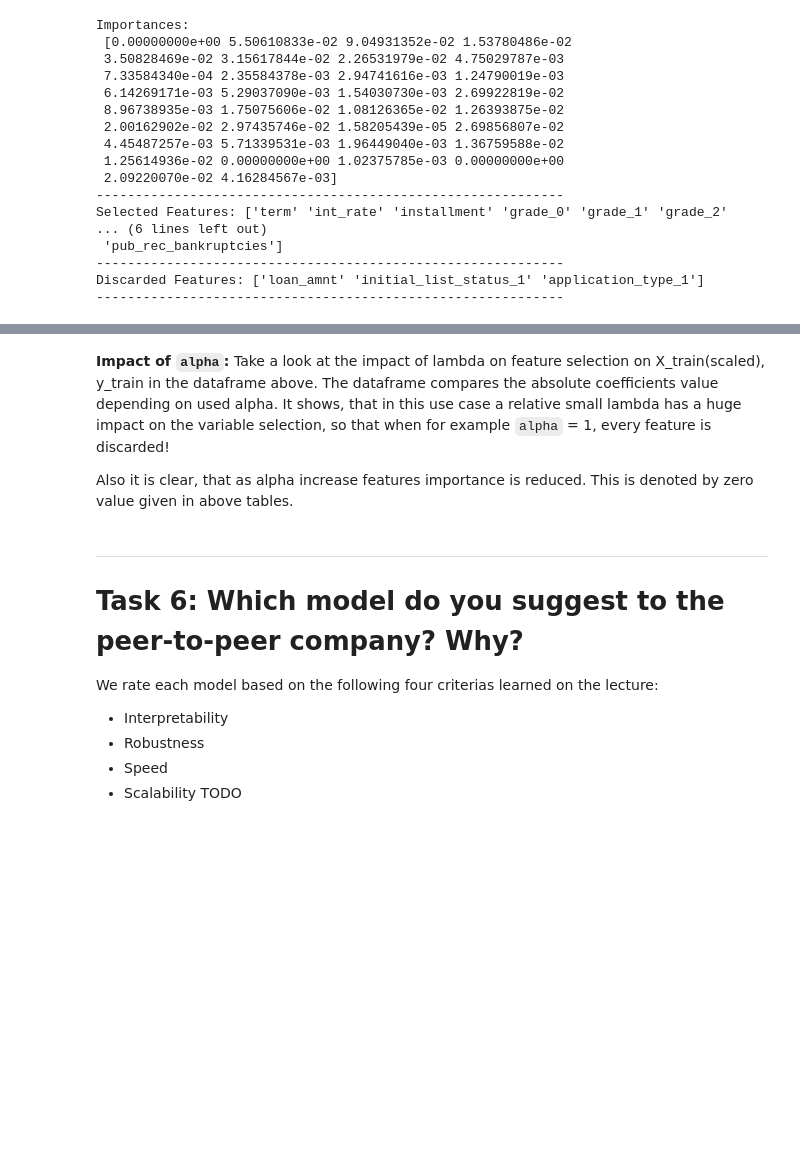
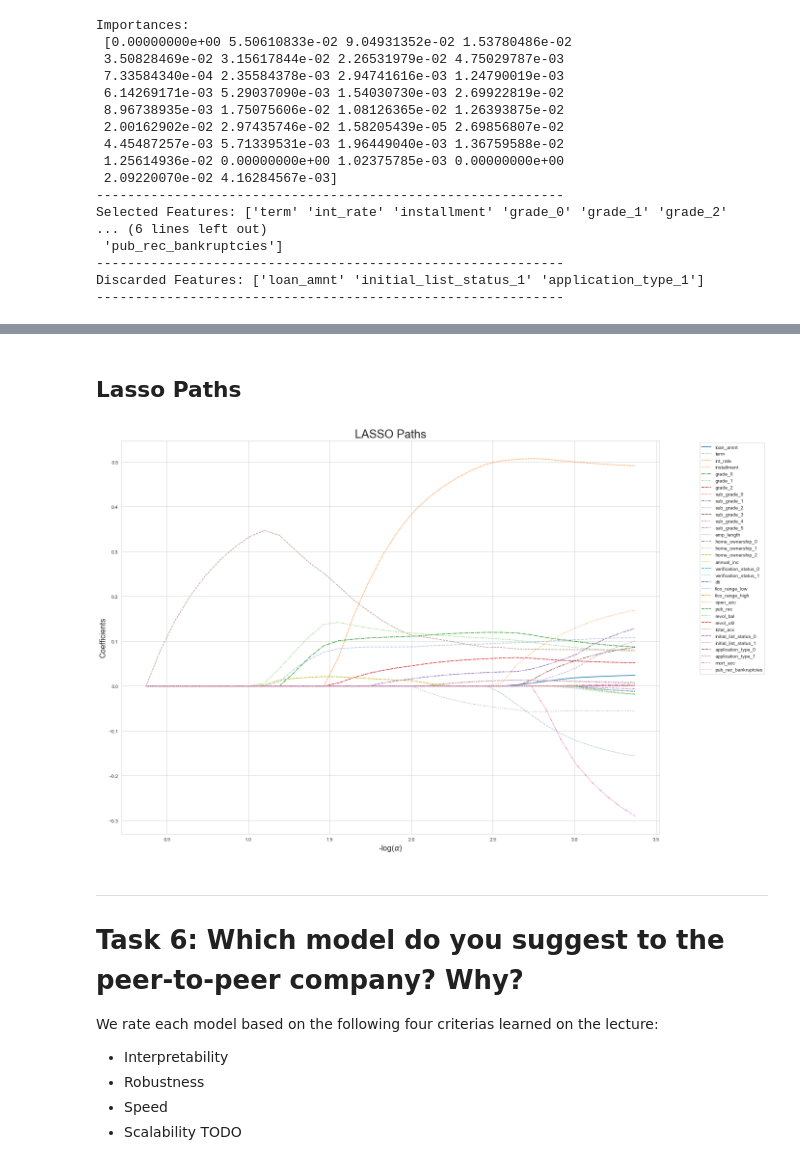
Before and after one commit to negralessio/advanced-ml-final-project, a Jupyter notebook: notebooks/predictions.ipynb, the cells around one changed output, grey strips where cells are left out. Saved outputs shown, nothing was run; the diff lists cells and outputs as text; code cells hidden in the pictures; blank space fills up the shorter version.

Commit message:
Implemented LASSO Paths

`````diff
--- a/notebooks/predictions.ipynb
+++ b/notebooks/predictions.ipynb
@@ -429,7 +429,7 @@ pipeline = Pipeline([
 ])
 # define parameters
 param_grid = param = {
-    'model__alpha':[0.0001, 0.001, 0.01, 0.02, 1],
+    'model__alpha':[0.00001, 0.0001, 0.001, 0.01, 0.1],
     'model__fit_intercept':[True,False],
     'model__positive':[True,False],
     'model__selection':['cyclic','random'],
@@ -565,8 +502,22 @@ lasso([.0001, 0.001, .01, 1])
-# %% [markdown]
-**Impact of ```alpha```:**
-Take a look at the impact of lambda on feature selection on X_train(scaled), y_train in the dataframe above. The dataframe compares the absolute coefficients value depending on used alpha. It shows, that in this use case a relative small lambda has a huge impact on the variable selection, so that when for example ````alpha```` = 1, every feature is discarded!
-
-Also it is clear, that as alpha increase features importance is reduced. This is denoted by zero value given in above tables.
+# %% [markdown]
+## Lasso Paths
+# %%
+alphas_lasso, coeffs_lasso, _ = lasso_path(X_train_scaled, y_train, n_alphas=len(X_train_scaled.columns))
+# %%
+# Create DataFrame with coefficients and alpha from lasso
+lasso_paths_df = pd.DataFrame(coeffs_lasso, index=X.columns)
+# Let the index be the features and the columns be the alphas for plotting reasons
+lasso_paths_df.columns = -np.log10(alphas_lasso)
+# %%
+plt.figure(figsize=(20, 15))
+plt.title("LASSO Paths", size=24)
+sns.lineplot(data=lasso_paths_df.T, palette="tab20")
+plt.legend(bbox_to_anchor=(1.2, 1))
+plt.xlabel("-log($\\alpha$)", size=16)
+plt.ylabel("Coefficients", size=16)
+plt.show()
+# %% [output]
+[figure, added]
 # %% [markdown]
 ---
 # Task 6: Which model do you suggest to the peer-to-peer company? Why?
`````
Also changed, not shown: parts of 9 cells of this notebook.
